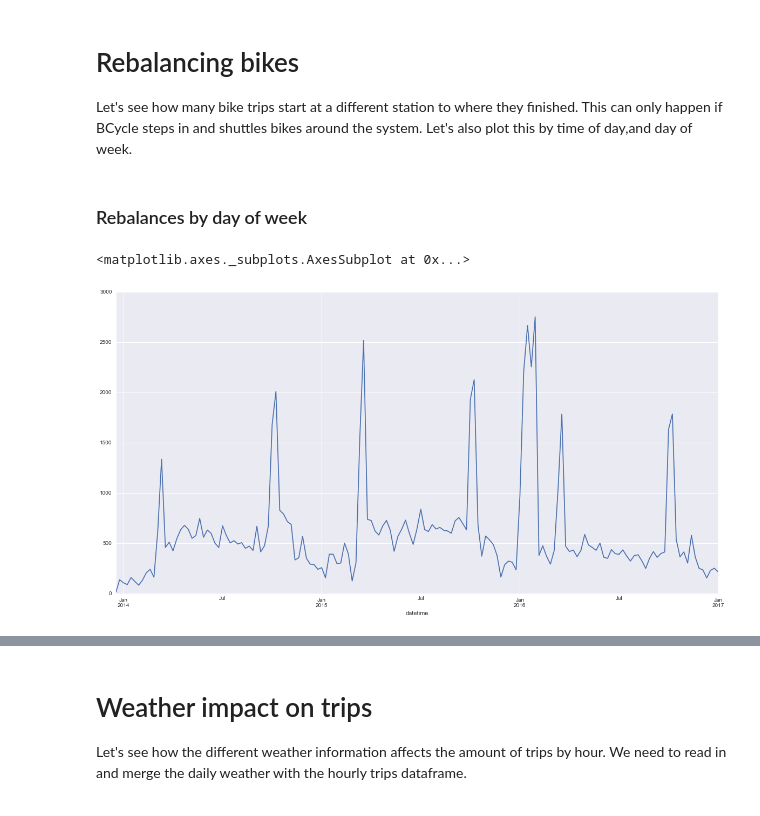
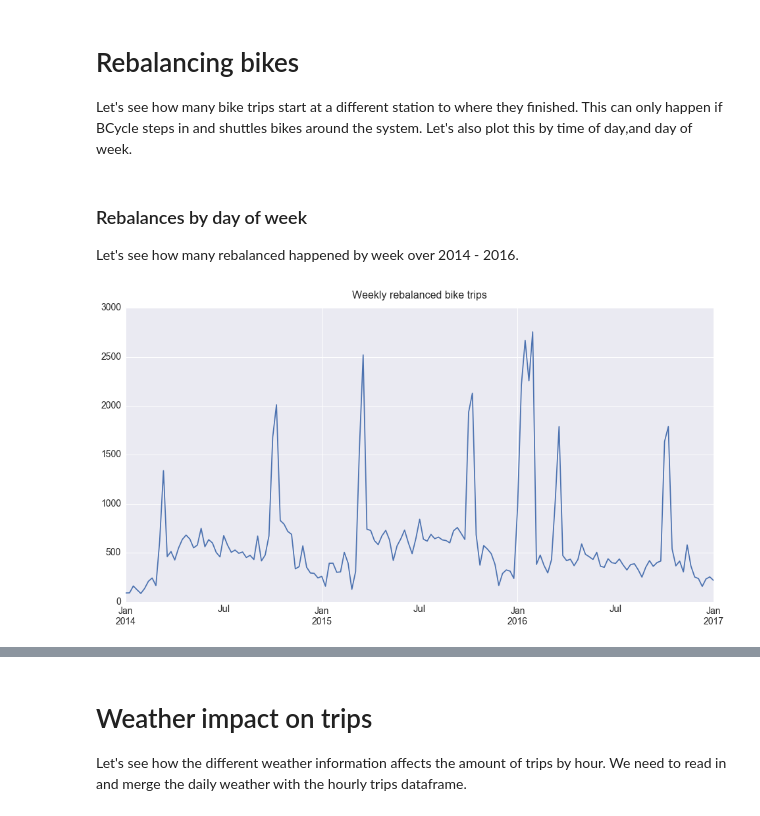
Before and after one commit to timgasser/bcycle-austin, a Jupyter notebook: notebooks/bcycle_all_data_eda.ipynb, the cells around one changed output, grey strips where cells are left out. Drawn from its saved outputs; the diff is of its cells as text; code cells hidden in the pictures.

Commit message:
Finished rebalancing section with map and heatmap

```diff
--- a/notebooks/bcycle_all_data_eda.ipynb
+++ b/notebooks/bcycle_all_data_eda.ipynb
@@ -474,9 +487,11 @@ def which_rebalanced(df):
     RETURNS: numpy array of rows where a rebalanced trip started
     '''
 
+    n_rows = df.shape[0]
     checkin_dict = dict() # Track last checkin station for each bike in here
-    rebalances = np.zeros(df.shape[0], dtype=np.bool) # Flag rows where a rebalanced trip starts
-    n_rows = df.shape[0]
+    rebalances = np.zeros(n_rows, dtype=np.bool) # Flag rows where a rebalanced trip starts
+    rebalance_src = np.zeros(n_rows, dtype=np.int8)
+    rebalance_dst = np.zeros(n_rows, dtype=np.int8)
 
     bike_ids = df['bike_id'].unique()
 
@@ -494,30 +509,50 @@ def which_rebalanced(df):
 
         if last_checkin is not None and last_checkin != checkout:
             rebalances[idx] = True
+            rebalance_src[idx] = last_checkin
+            rebalance_dst[idx] = checkout
 
         checkin_dict[bike_id] = checkin
 
-    return rebalances
+    df['rebalance'] = rebalances
+    df['rebalance_src'] = rebalance_src
+    df['rebalance_dst'] = rebalance_dst
+    return df
 
 # mini_trips_df = trips_df['2014-01-01'].copy()
-trips_df['rebalance'] = which_rebalanced(trips_df)
+trips_df = which_rebalanced(trips_df)
 # (which_rebalanced(trips_df['2014-01-01']))
 # mini_trips_df[mini_trips_df['bike_id'] == 93]
 # %% [markdown]
 ### Rebalances by day of week
+
+Let's see how many rebalanced happened by week over 2014 - 2016.
 # %%
 
 # Rebalancing by day-of-week
 # rebalance_df = trips_df.copy()
 # rebalance_df['day'] = rebalance_df.index.dayofweek
 # rebalance_days = pd.DataFrame(rebalance_df[rebalance_df['rebalance']].groupby('day').size().reset_index(name='count'))
 # rebalance_days[['count']].plot.bar()
 
 # Rebalancing by day in 2016
-rebalance_df = trips_df.copy()
+rebalance_df = trips_df['2014':'2016'].copy()
 rebalance_df = rebalance_df[rebalance_df['rebalance']]
 rebalance_df = rebalance_df['rebalance'].resample('1W').sum().fillna(0)
-rebalance_df.plot.line(figsize=(20,10))
+# rebalance_df.plot.line(figsize=(20,10))
+
+# rebalance_df
+
+
+fig, ax = plt.subplots(1,1,figsize=(16,8))
+ax = rebalance_df.plot.line(x=rebalance_df.index, y=rebalance_df, ax=ax)
+ax.set_xlabel('', fontdict={'size' : 14})
+ax.set_ylabel('', fontdict={'size' : 14})
+ax.set_title('Weekly rebalanced bike trips', fontdict={'size' : 16})
+ttl = ax.title
+ttl.set_position([.5, 1.02])
+ax.tick_params(axis='x', labelsize=14)
+ax.tick_params(axis='y', labelsize=14)
+ax.tick_params(axis = 'both', which = 'minor', labelsize = 15)
 # %% [output]
-<matplotlib.axes._subplots.AxesSubplot at 0x...>
-[figure, old version]
+[figure, new version]
```
Also changed, not shown: parts of 10 cells of this notebook.
